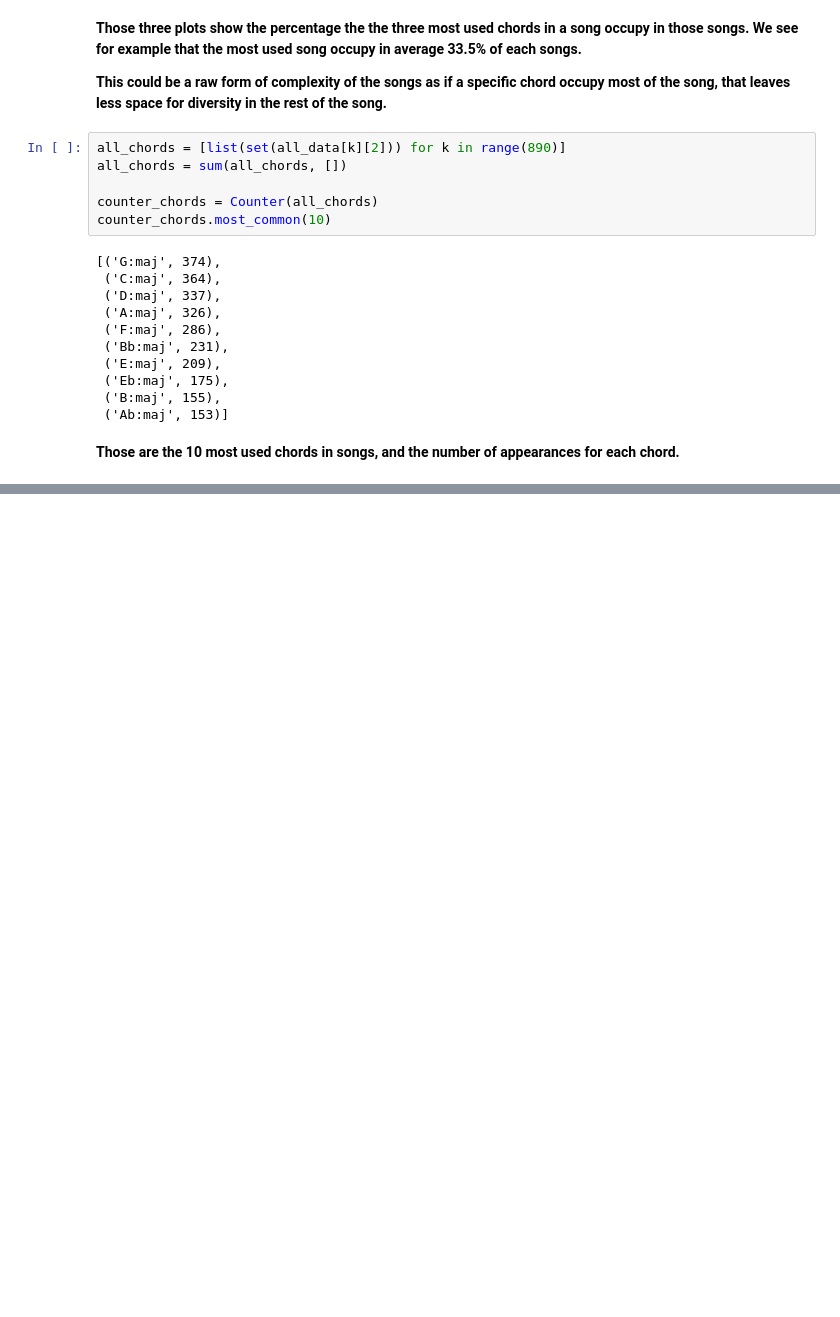
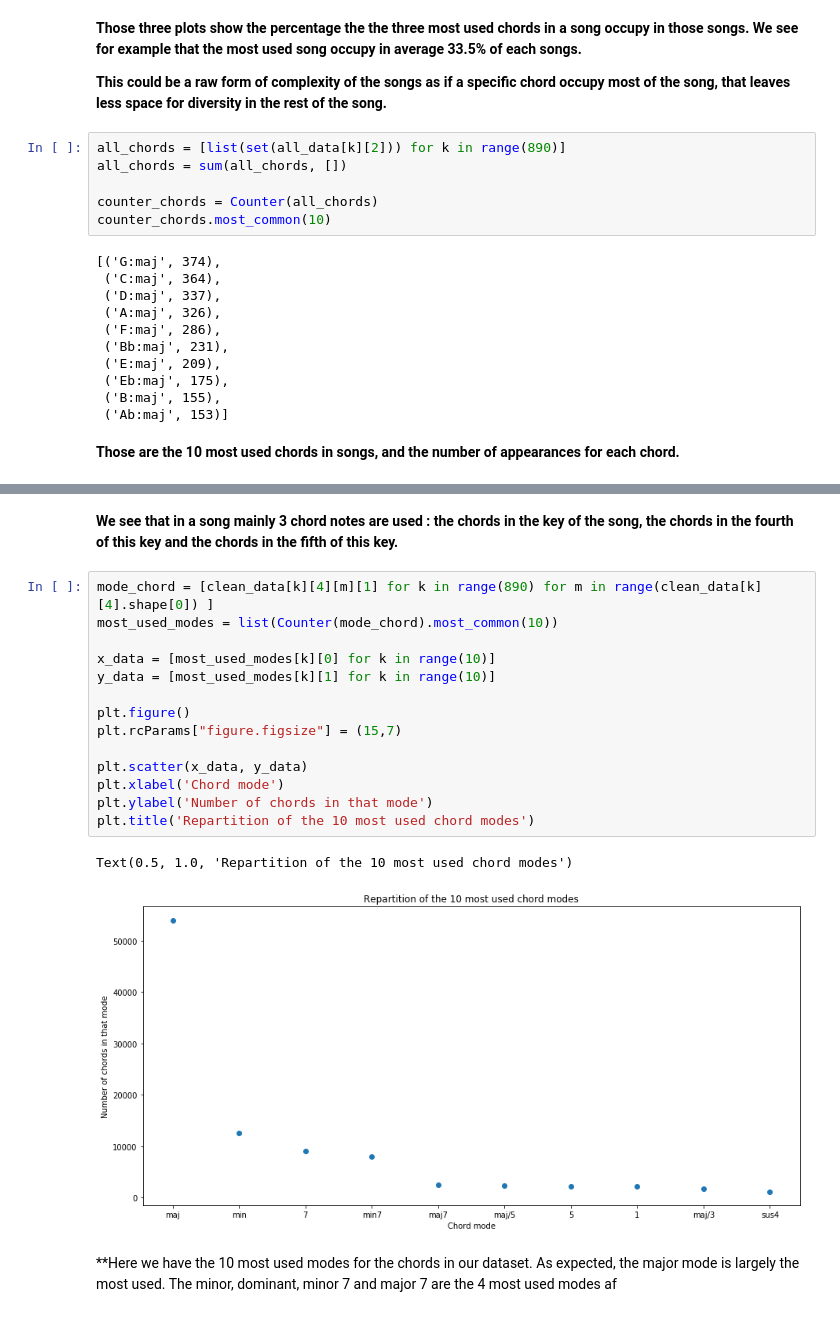
Before and after one commit to lucieperrotta/Digital-Musicology, a Jupyter notebook: preprocessing/dataset preprocessing.ipynb, the cells around one changed output, grey strips where cells are left out. Drawn from its saved outputs; the diff is of its cells as text; blank space fills up the shorter version.

```diff
--- a/preprocessing/dataset preprocessing.ipynb
+++ b/preprocessing/dataset preprocessing.ipynb
@@ -220,0 +254,21 @@ counter_chords.most_common(10)
+# %% [markdown]
+**We see that in a song mainly 3 chord notes are used : the chords in the key of the song, the chords in the fourth of this key and the chords in the fifth of this key.**
+# %%
+mode_chord = [clean_data[k][4][m][1] for k in range(890) for m in range(clean_data[k][4].shape[0]) ]
+most_used_modes = list(Counter(mode_chord).most_common(10))
+
+x_data = [most_used_modes[k][0] for k in range(10)]
+y_data = [most_used_modes[k][1] for k in range(10)]
+
+plt.figure()
+plt.rcParams["figure.figsize"] = (15,7)
+
+plt.scatter(x_data, y_data)
+plt.xlabel('Chord mode')
+plt.ylabel('Number of chords in that mode')
+plt.title('Repartition of the 10 most used chord modes')
+# %% [output]
+Text(0.5, 1.0, 'Repartition of the 10 most used chord modes')
+[figure, added]
+# %% [markdown]
+**Here we have the 10 most used modes for the chords in our dataset. As expected, the major mode is largely the most used. The minor, dominant, minor 7 and major 7 are the 4 most used modes af
```
Also changed, not shown: parts of 4 cells of this notebook.
